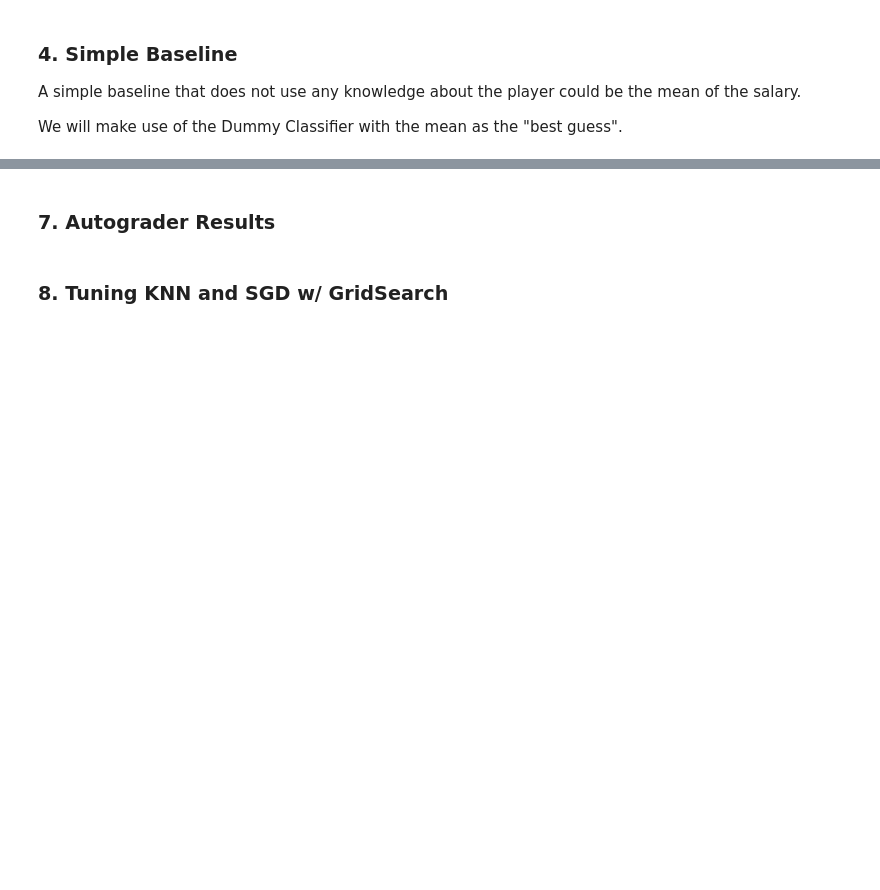
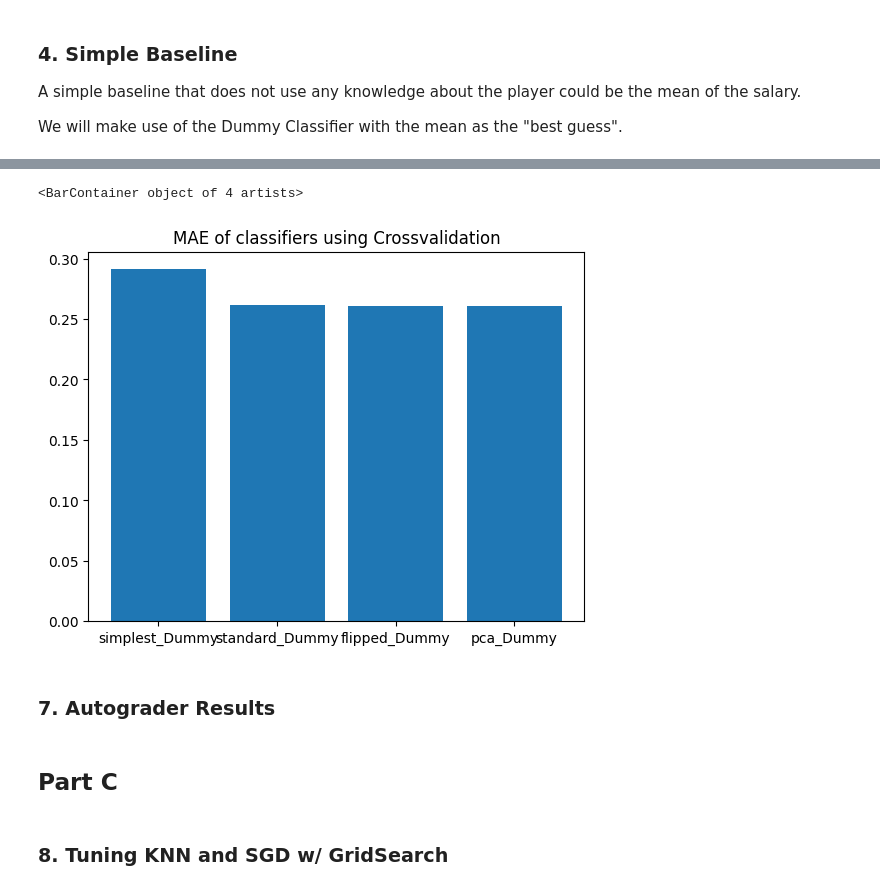
Before and after one commit to johnylamw/DSAIT4020-Practice-Project, a Jupyter notebook: practice_assignment.ipynb, the cells around one changed output, grey strips where cells are left out. Cells and saved outputs as stored; diff of their text form; code cells hidden in the pictures; blank space fills up the shorter version.

```diff
--- a/practice_assignment.ipynb
+++ b/practice_assignment.ipynb
@@ -330,7 +375,52 @@ TODO: compare the two pipelines
+# %%
+scores_dummy = {}
+
+pipelines = [('simplest', clf_dumb), ('standard', clf), ('flipped', clf_flip), ('pca', clf_pca)]
+regressor = DummyRegressor(strategy='mean')
+
+clf_dumb = Pipeline(
+    steps=[("preprocessor", preprocesser_dumb_cat),
+            ("regressor", regressor)]
+)
+clf = Pipeline(
+    steps=[("preprocessor", preprocesser_simple),
+            ("regressor", regressor)]
+)
+clf_flip = Pipeline(
+    steps=[("preprocessor", preprocesser_flip),
+            ("regressor", regressor)]
+)
+clf_pca = Pipeline(
+    steps=[("preprocessor", preprocesser_pca),
+            ("regressor", regressor)]
+)
+
+for (pipe_name, pipeline) in pipelines:
+    # Fit using crossvalidation
+    K = 100
+
+    negative_mae = cross_val_score(pipeline, features_X, regression_target_Y, cv=K, scoring='neg_mean_absolute_error')
+    mae = [-x for x in negative_mae]
+    mae_over_cv = sum(mae) / len(mae)
+
+    scores_dummy[pipe_name] = mae_over_cv
+
+dummy_performances = []
+
+for pipeline_name in scores_sgd.keys():
+    dummy_performances.append((pipeline_name + '_Dummy', scores_dummy[pipeline_name]))
+
+plt.title('MAE of classifiers using Crossvalidation')
+plt.bar([x[0] for x in dummy_performances], [x[1] for x in dummy_performances])
+# %% [output]
+<BarContainer object of 4 artists>
+[figure, added]
 # %% [markdown]
 ### 7. Autograder Results
 # %%
 #TODO
+# %% [markdown]
+## Part C
 # %% [markdown]
 ### 8. Tuning KNN and SGD w/ GridSearch
 # %% [markdown]
```
Also changed, not shown: parts of 32 cells of this notebook.
